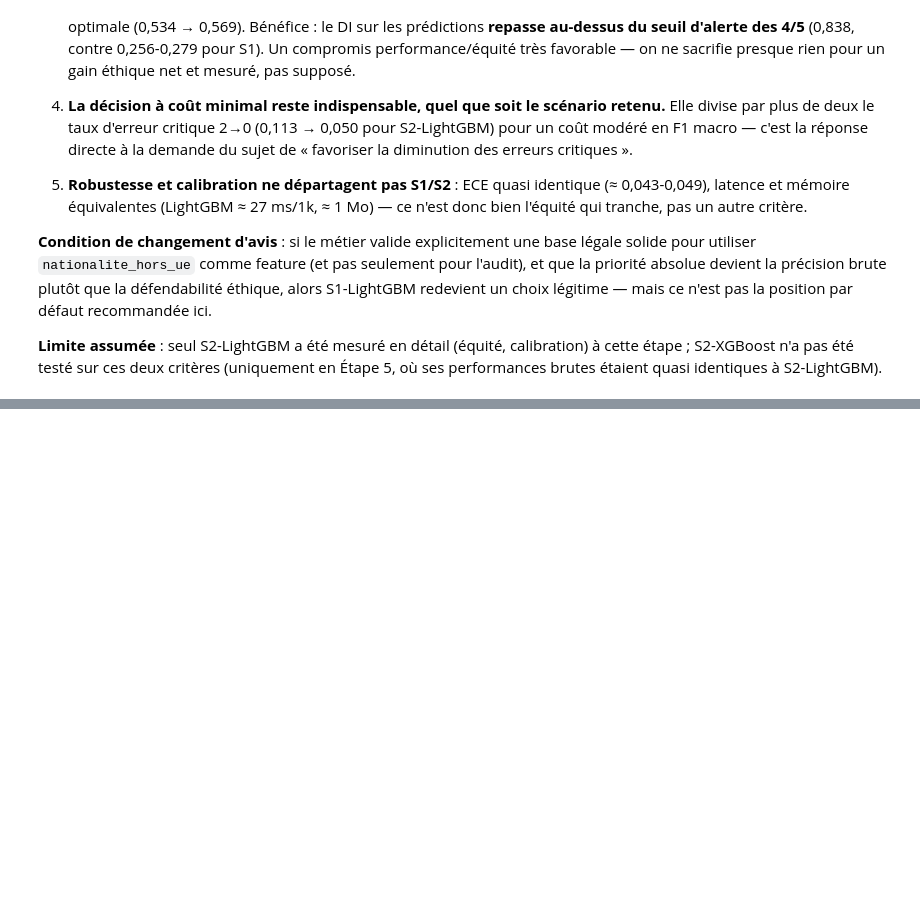
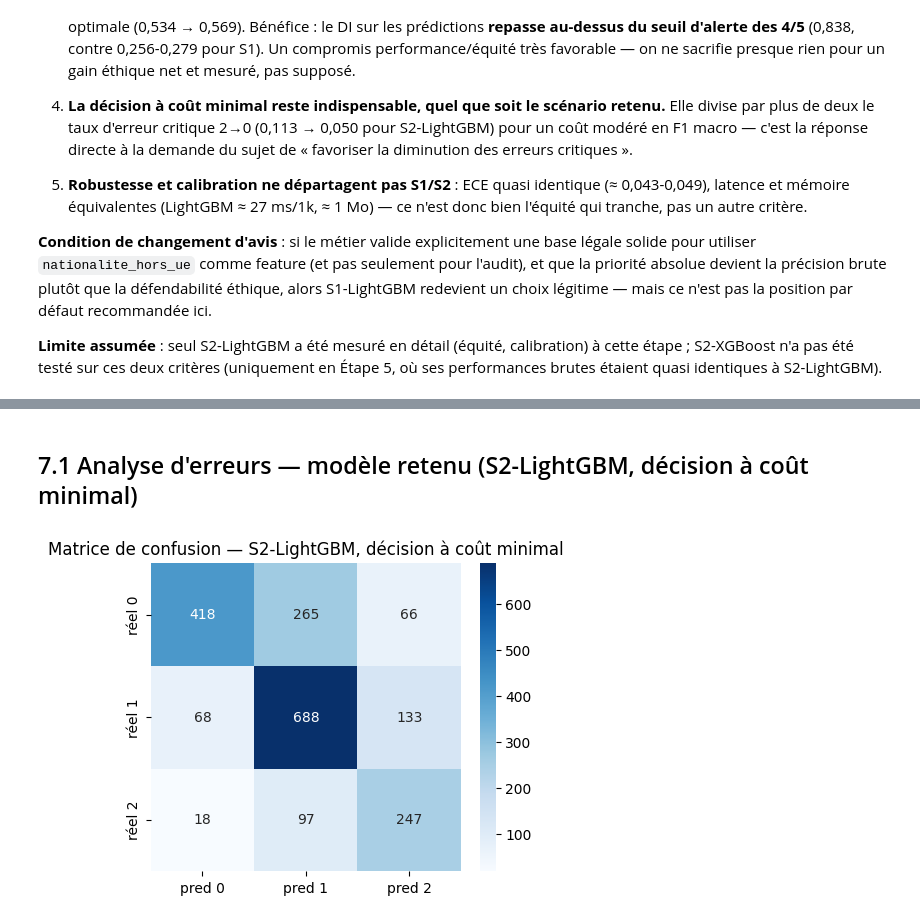
Before and after one commit to A949196/Cas_usage_Certif, a Jupyter notebook: notebook/use_case.ipynb, the cells around one changed output, grey strips where cells are left out. Saved outputs shown, nothing was run; the diff lists cells and outputs as text; code cells hidden in the pictures; blank space fills up the shorter version.

Commit message:
feat(notebook): ajouter analyse d'erreurs, note client et verdict final (etape 7)

```diff
--- a/notebook/use_case.ipynb
+++ b/notebook/use_case.ipynb
@@ -860,0 +866,18 @@ tableau_final
+# %% [markdown]
+## 7.1 Analyse d'erreurs — modèle retenu (S2-LightGBM, décision à coût minimal)
+# %%
+from sklearn.metrics import confusion_matrix
+
+pipe_retenu = Pipeline([("pre", construire_preprocesseur("S2")), ("m", LGBMClassifier(random_state=SEED, verbosity=-1))])
+probas_retenu = cross_val_predict(pipe_retenu, X_train, y_train, cv=cv_arbitrage, method="predict_proba")
+pred_retenu = decision_cout_minimal(probas_retenu)
+
+cm = confusion_matrix(y_train_arr, pred_retenu)
+fig, ax = plt.subplots(figsize=(5, 4))
+sns.heatmap(cm, annot=True, fmt="d", cmap="Blues",
+            xticklabels=["pred 0", "pred 1", "pred 2"],
+            yticklabels=["réel 0", "réel 1", "réel 2"], ax=ax)
+ax.set_title("Matrice de confusion — S2-LightGBM, décision à coût minimal")
+plt.show()
+# %% [output]
+[figure, added]
```
Also changed, not shown: parts of 13 cells of this notebook.
